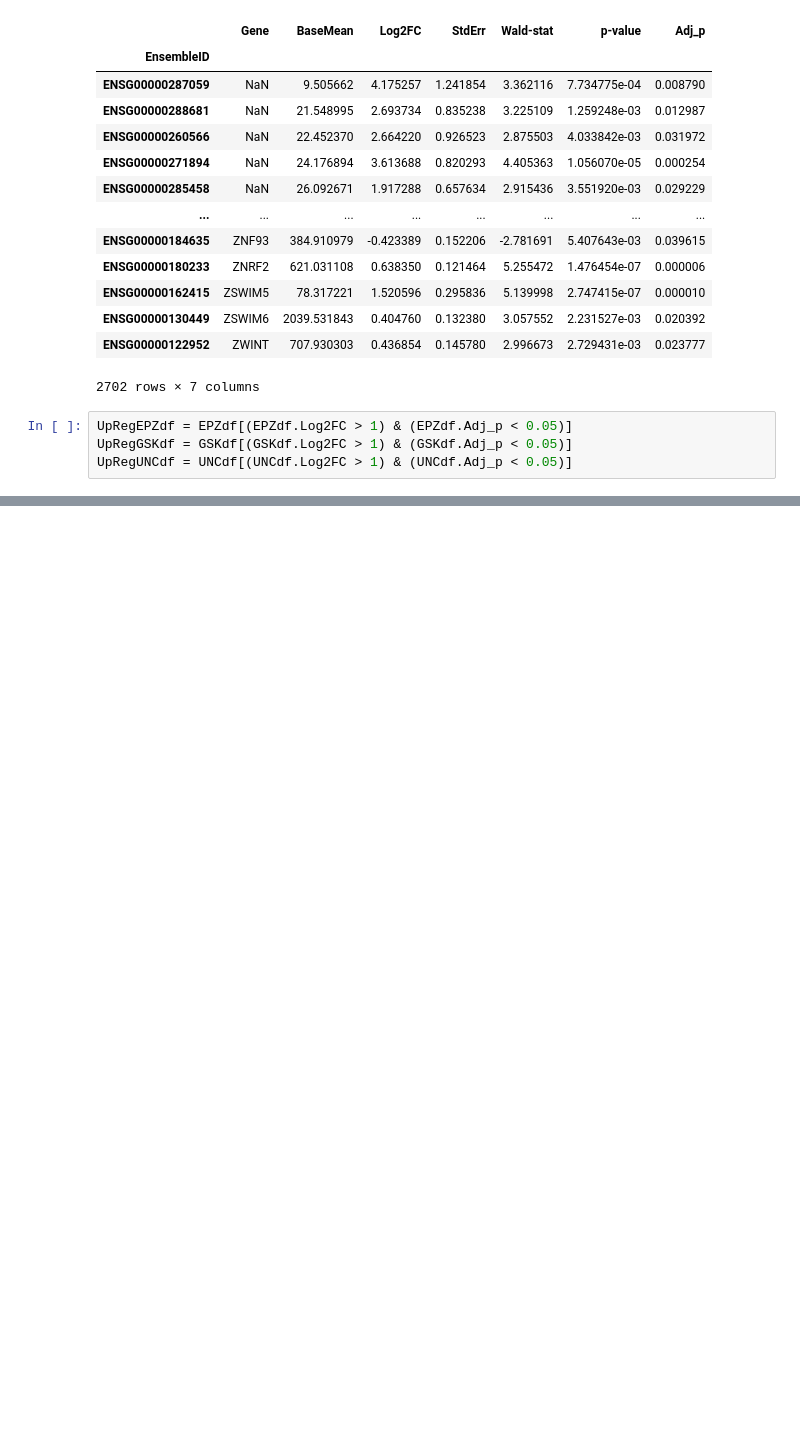
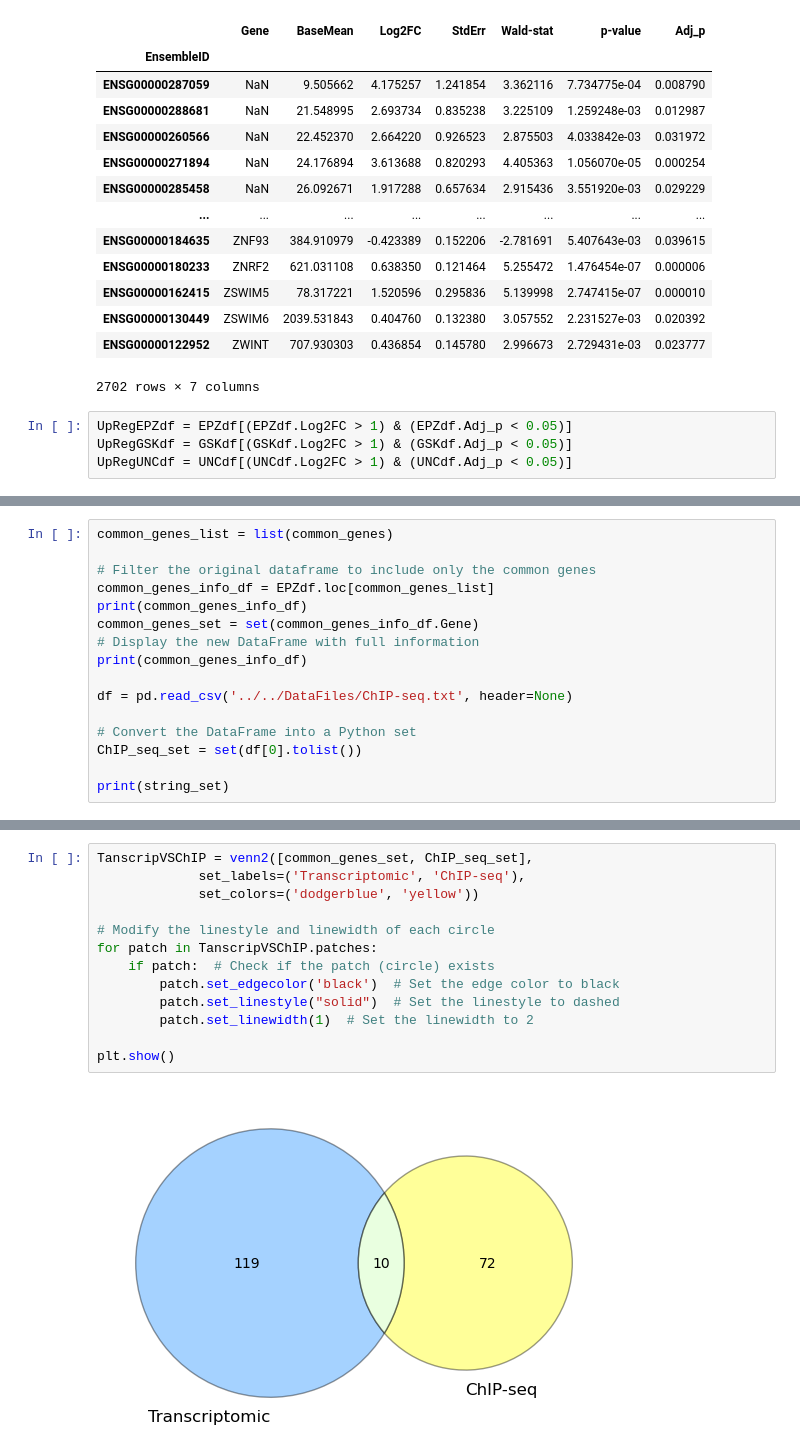
Before and after one commit to Cpoo1e/EZH2_Honours_Project, a Jupyter notebook: notebooks/VennDiagram.ipynb, the cells around one changed output, grey strips where cells are left out. Saved outputs shown, nothing was run; the diff lists cells and outputs as text; blank space fills up the shorter version.

```diff
--- a/notebooks/VennDiagram.ipynb
+++ b/notebooks/VennDiagram.ipynb
@@ -88,0 +64,16 @@ len(UpRegEPZdf["Log2FC"])
+# %%
+common_genes_list = list(common_genes)
+
+# Filter the original dataframe to include only the common genes
+common_genes_info_df = EPZdf.loc[common_genes_list]
+print(common_genes_info_df)
+common_genes_set = set(common_genes_info_df.Gene)
+# Display the new DataFrame with full information
+print(common_genes_info_df)
+
+df = pd.read_csv('../../DataFiles/ChIP-seq.txt', header=None)
+
+# Convert the DataFrame into a Python set
+ChIP_seq_set = set(df[0].tolist())
+
+print(string_set)
@@ -88,0 +98,15 @@ len(UpRegEPZdf["Log2FC"])
+# %%
+TanscripVSChIP = venn2([common_genes_set, ChIP_seq_set],
+             set_labels=('Transcriptomic', 'ChIP-seq'),
+             set_colors=('dodgerblue', 'yellow'))
+
+# Modify the linestyle and linewidth of each circle
+for patch in TanscripVSChIP.patches:
+    if patch:  # Check if the patch (circle) exists
+        patch.set_edgecolor('black')  # Set the edge color to black
+        patch.set_linestyle("solid")  # Set the linestyle to dashed
+        patch.set_linewidth(1)  # Set the linewidth to 2
+
+plt.show()
+# %% [output]
+[figure, added]
```
Also changed, not shown: parts of 7 cells of this notebook.
